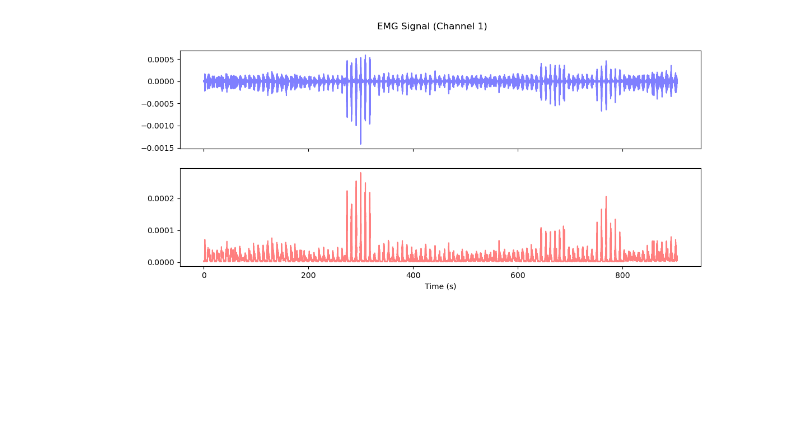
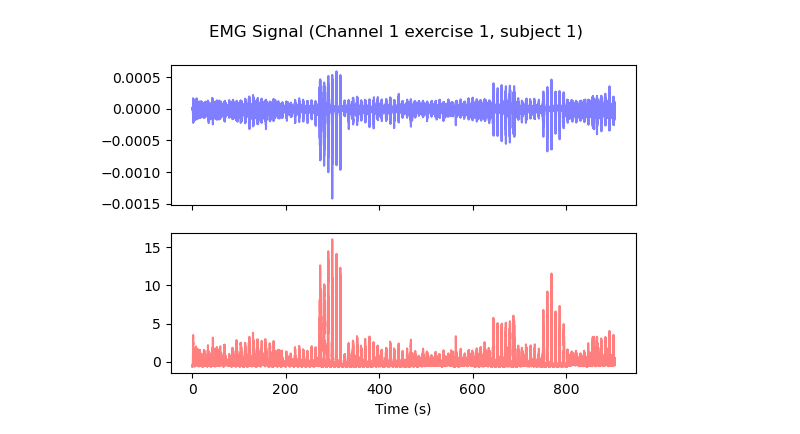
Before and after one commit to sumachinta/emg-gesture-classification-ninapro, a Jupyter notebook: notebooks/02_data_preprocessing.ipynb, the cells around one changed output. Saved outputs shown, nothing was run; the diff lists cells and outputs as text; code cells hidden in the pictures; blank space fills up the shorter version.

Commit message:
updated preprocessing fns to the .py file

```diff
--- a/notebooks/02_data_preprocessing.ipynb
+++ b/notebooks/02_data_preprocessing.ipynb
@@ -15,46 +17,18 @@ exercise_number = 1
 # %%
 emg, stimulus, repetition, time, Fs = load_ninapro_data(subject_number=subject_number, exercise_number=exercise_number, dataPath=dataPath)
-# %%
-# Bandpass filter between 20-450 Hz
-from scipy.signal import butter, filtfilt
-
-def bandpass_filter(data: np.ndarray, lowcut: float, highcut: float, fs: float, order: int = 4) -> np.ndarray:
-    nyquist = 0.5 * fs
-    low = lowcut / nyquist
-    high = highcut / nyquist
-    b, a = butter(order, [low, high], btype='band')
-    filtered_emg = filtfilt(b, a, data)
-    return filtered_emg
-
-def rectify_signal(data: np.ndarray) -> np.ndarray:
-    return np.abs(data)
-
-def smooth_signal(data: np.ndarray, window_size: int) -> np.ndarray:
-    return np.convolve(data, np.ones(window_size)/window_size, mode='same')
-
-def preprocess_emg(emg: np.ndarray, fs: float) -> np.ndarray:
-    # Apply bandpass filter
-    filtered_emg = bandpass_filter(emg, lowcut=20.0, highcut=450.0, fs=fs, order=4)
-    # Full-wave rectification
-    rectified_emg = rectify_signal(filtered_emg)
-    # Smoothing with moving average filter
-    window_size = int(0.05 * fs)  # 50 ms window
-    smoothed_emg = smooth_signal(rectified_emg, window_size)
-    return smoothed_emg
 # %%
-channel_to_plot = 1
-filtered_emg = preprocess_emg(emg[:, channel_to_plot], Fs)
+filtered_emg = preprocess_emg(emg[:, channel_to_plot], Fs, smoothen=True, lowcut=20.0, highcut=450.0, smooth_window=0.05, normalize=True)
 # %%
-# Plot raw and filtered EMG signals for comparison
+ # Plot raw and filtered EMG signals for comparison
 
-fig, axs = plt.subplots(2,1, figsize=(12, 5), sharex=True)
+fig, axs = plt.subplots(2,1, figsize=(6, 4), sharex=True)
 axs[0].plot(time, emg[:, channel_to_plot], color='blue', label='Raw EMG', alpha=0.5)
 axs[1].plot(time, filtered_emg, color='red', label='Filtered EMG', alpha=0.5)
-plt.suptitle('EMG Signal (Channel {})'.format(channel_to_plot))
+plt.suptitle(f'EMG Signal (Channel {channel_to_plot} exercise {exercise_number}, subject {subject_number})')
 plt.xlabel('Time (s)')
 # plt.ylabel('Amplitude')
 # plt.legend()
 # plt.tight_layout()
 plt.show()
 # %% [output]
-[figure, old version]
+[figure, new version]
```
Also changed, not shown: parts of 2 cells of this notebook, 1 other file.
